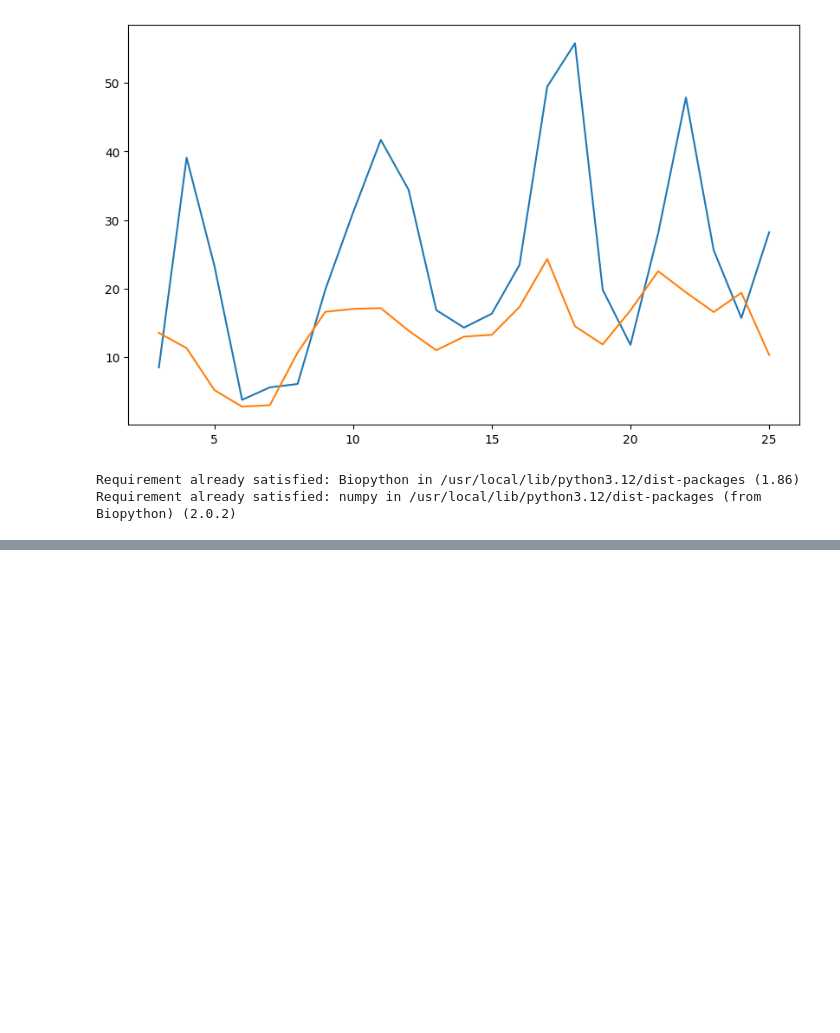
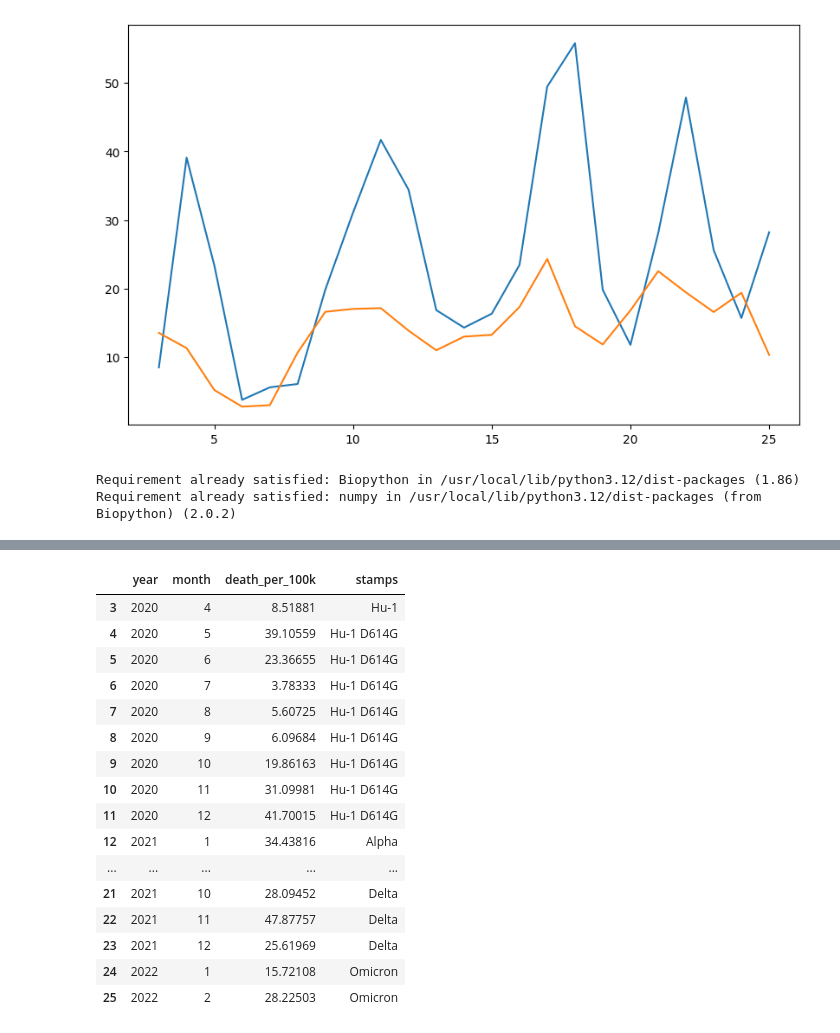
Before and after one commit to JesseHeisenberg/covid_19_statistic, a Jupyter notebook: main (2).ipynb, the cells around one changed output, grey strips where cells are left out. Cells and saved outputs as stored; diff of their text form; code cells hidden in the pictures; blank space fills up the shorter version.

Commit message:
Добавил штаммы Covid-19 в общую результирующую таблицу

```diff
--- a/main (2).ipynb
+++ b/main (2).ipynb
@@ -651,0 +652,44 @@ covid_moscow_death
+# %%
+# Добавляем штамы в период пандемии в Москве
+covid_stamps = vied_period[['year', 'month', 'death_per_100k_V2']]
+covid_stamps.columns = ['year', 'month', 'death_per_100k']
+# %%
+def stamps_adder(df):
+  """
+
+  """
+  if df['year'] == 2020:
+    if df['month'] in [3, 4]:
+      return 'Hu-1'
+    else:
+      return 'Hu-1 D614G'
+
+  if df['year'] == 2021:
+    if df['month'] in [1, 2, 4, 5, 6]:
+      return 'Alpha'
+    else:
+      return 'Delta'
+
+  else:
+    return 'Omicron'
+# %%
+covid_stamps['stamps'] = covid_stamps.apply(stamps_adder, axis=1)
+covid_stamps
+# %% [output]
+|  | year | month | death_per_100k | stamps |
+| 3 | 2020 | 4 | 8.51881 | Hu-1 |
+| 4 | 2020 | 5 | 39.10559 | Hu-1 D614G |
+| 5 | 2020 | 6 | 23.36655 | Hu-1 D614G |
+| 6 | 2020 | 7 | 3.78333 | Hu-1 D614G |
+| 7 | 2020 | 8 | 5.60725 | Hu-1 D614G |
+| 8 | 2020 | 9 | 6.09684 | Hu-1 D614G |
+| 9 | 2020 | 10 | 19.86163 | Hu-1 D614G |
+| 10 | 2020 | 11 | 31.09981 | Hu-1 D614G |
+| 11 | 2020 | 12 | 41.70015 | Hu-1 D614G |
+| 12 | 2021 | 1 | 34.43816 | Alpha |
+| ... | ... | ... | ... | ... |
+| 21 | 2021 | 10 | 28.09452 | Delta |
+| 22 | 2021 | 11 | 47.87757 | Delta |
+| 23 | 2021 | 12 | 25.61969 | Delta |
+| 24 | 2022 | 1 | 15.72108 | Omicron |
+| 25 | 2022 | 2 | 28.22503 | Omicron |
```
Also changed, not shown: parts of 3 cells of this notebook.
